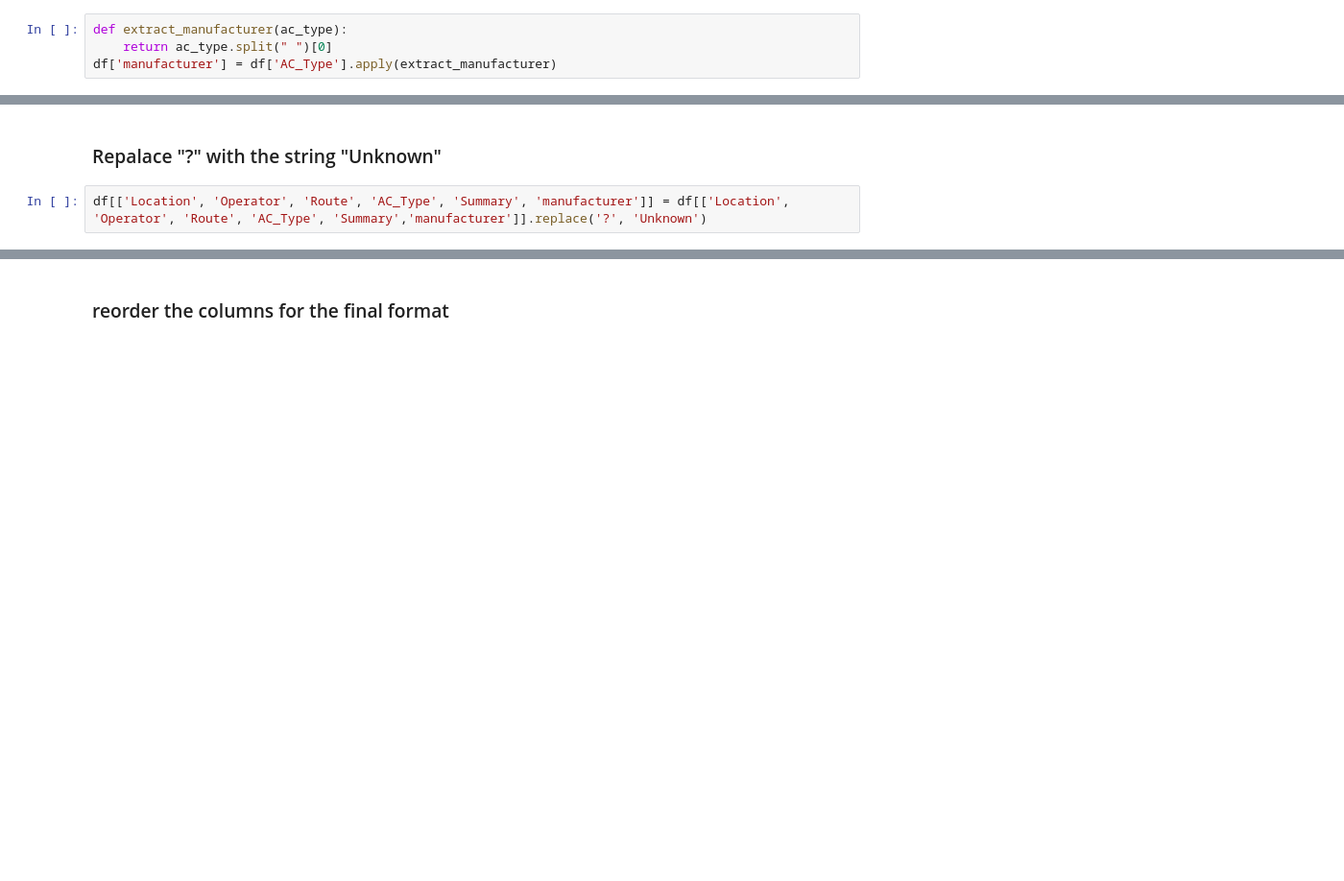
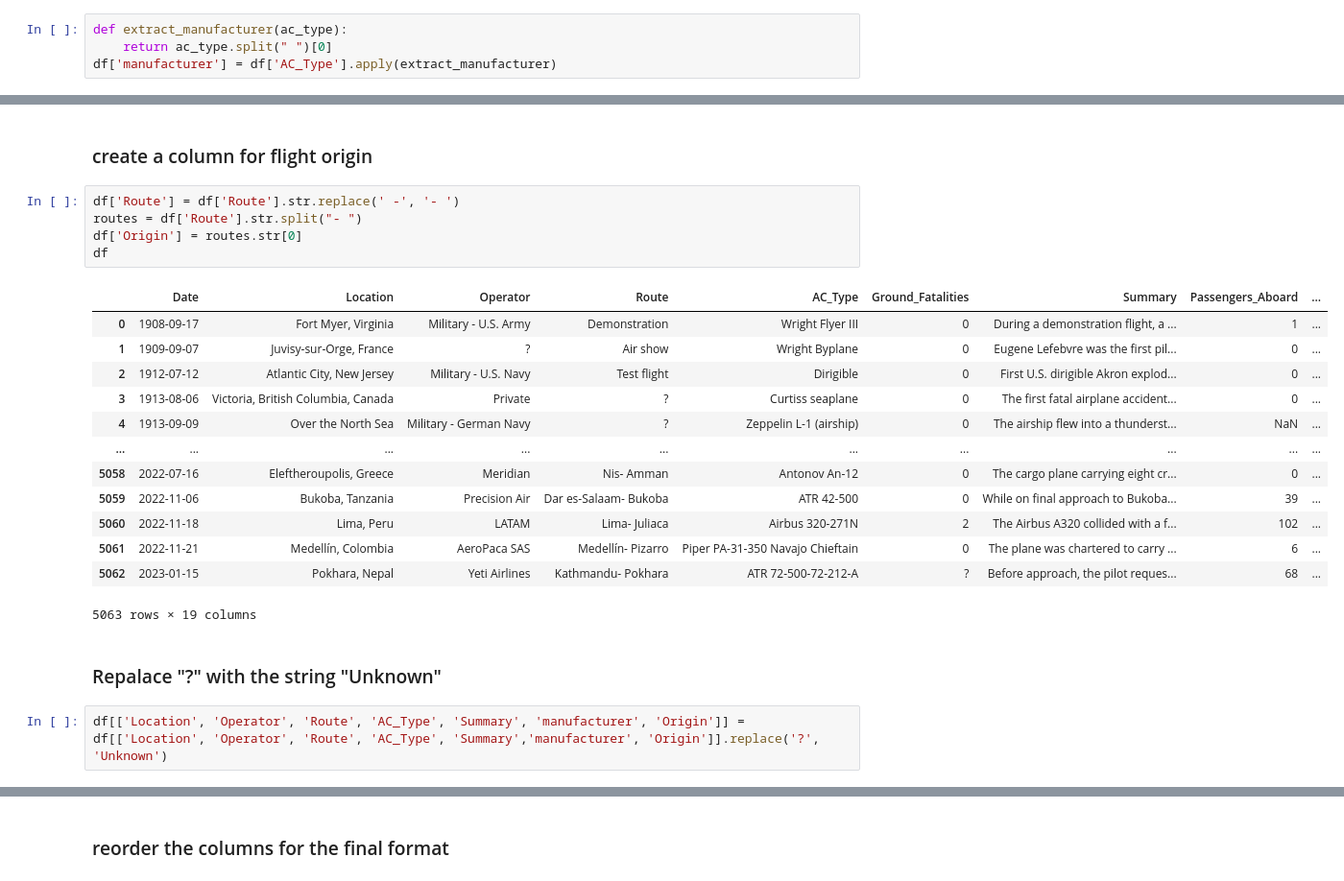
Before and after one commit to marxio09dio/Airplanes-Crashes-Study, a Jupyter notebook: data_cleaning.ipynb, the cells around one changed output, grey strips where cells are left out. Shown at 96% size. Drawn from its saved outputs; the diff is of its cells as text; blank space fills up the shorter version.

```diff
--- a/data_cleaning.ipynb
+++ b/data_cleaning.ipynb
@@ -181,7 +201,28 @@ df.tail(15)
+# %% [markdown]
+### create a column for flight origin
+# %%
+df['Route'] = df['Route'].str.replace(' -', '- ')
+routes = df['Route'].str.split("- ")
+df['Origin'] = routes.str[0]
+df
+# %% [output]
+|  | Date | Location | Operator | Route | AC_Type | Ground_Fatalities | Summary | Passengers_Aboard | ... |
+| 0 | 1908-09-17 | Fort Myer, Virginia | Military - U.S. Army | Demonstration | Wright Flyer III | 0 | During a demonstration flight, a ... | 1 | ... |
+| 1 | 1909-09-07 | Juvisy-sur-Orge, France | ? | Air show | Wright Byplane | 0 | Eugene Lefebvre was the first pil... | 0 | ... |
+| 2 | 1912-07-12 | Atlantic City, New Jersey | Military - U.S. Navy | Test flight | Dirigible | 0 | First U.S. dirigible Akron explod... | 0 | ... |
+| 3 | 1913-08-06 | Victoria, British Columbia, Canada | Private | ? | Curtiss seaplane | 0 | The first fatal airplane accident... | 0 | ... |
+| 4 | 1913-09-09 | Over the North Sea | Military - German Navy | ? | Zeppelin L-1 (airship) | 0 | The airship flew into a thunderst... | NaN | ... |
+| ... | ... | ... | ... | ... | ... | ... | ... | ... | ... |
+| 5058 | 2022-07-16 | Eleftheroupolis, Greece | Meridian | Nis- Amman | Antonov An-12 | 0 | The cargo plane carrying eight cr... | 0 | ... |
+| 5059 | 2022-11-06 | Bukoba, Tanzania | Precision Air | Dar es-Salaam- Bukoba | ATR 42-500 | 0 | While on final approach to Bukoba... | 39 | ... |
+| 5060 | 2022-11-18 | Lima, Peru | LATAM | Lima- Juliaca | Airbus 320-271N | 2 | The Airbus A320 collided with a f... | 102 | ... |
+| 5061 | 2022-11-21 | Medellín, Colombia | AeroPaca SAS | Medellín- Pizarro | Piper PA-31-350 Navajo Chieftain | 0 | The plane was chartered to carry ... | 6 | ... |
+| 5062 | 2023-01-15 | Pokhara, Nepal | Yeti Airlines | Kathmandu- Pokhara | ATR 72-500-72-212-A | ? | Before approach, the pilot reques... | 68 | ... |
+5063 rows × 19 columns
 # %% [markdown]
 ### Repalace "?" with the string "Unknown"
 # %%
-df[['Location', 'Operator', 'Route', 'AC_Type', 'Summary', 'manufacturer']] = df[['Location', 'Operator', 'Route', 'AC_Type', 'Summary','manufacturer']].replace('?', 'Unknown')
+df[['Location', 'Operator', 'Route', 'AC_Type', 'Summary', 'manufacturer', 'Origin']] = df[['Location', 'Operator', 'Route', 'AC_Type', 'Summary','manufacturer', 'Origin']].replace('?', 'Unknown')
 # %%
 percent_missing = df.isnull().sum() * 100 / len(df)
 percent_missing.sort_values(ascending=False)
```
Also changed, not shown: parts of 4 cells of this notebook.
